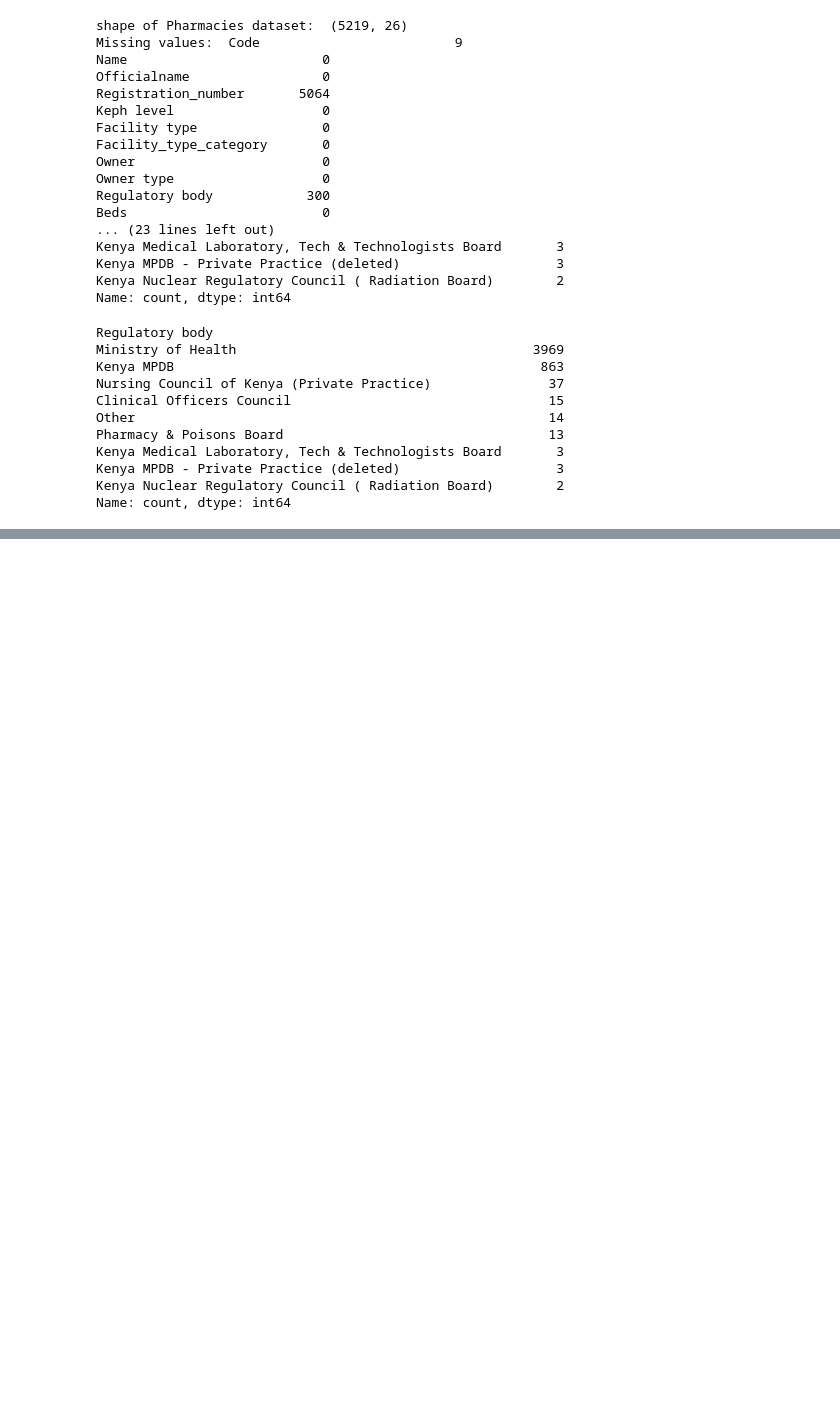
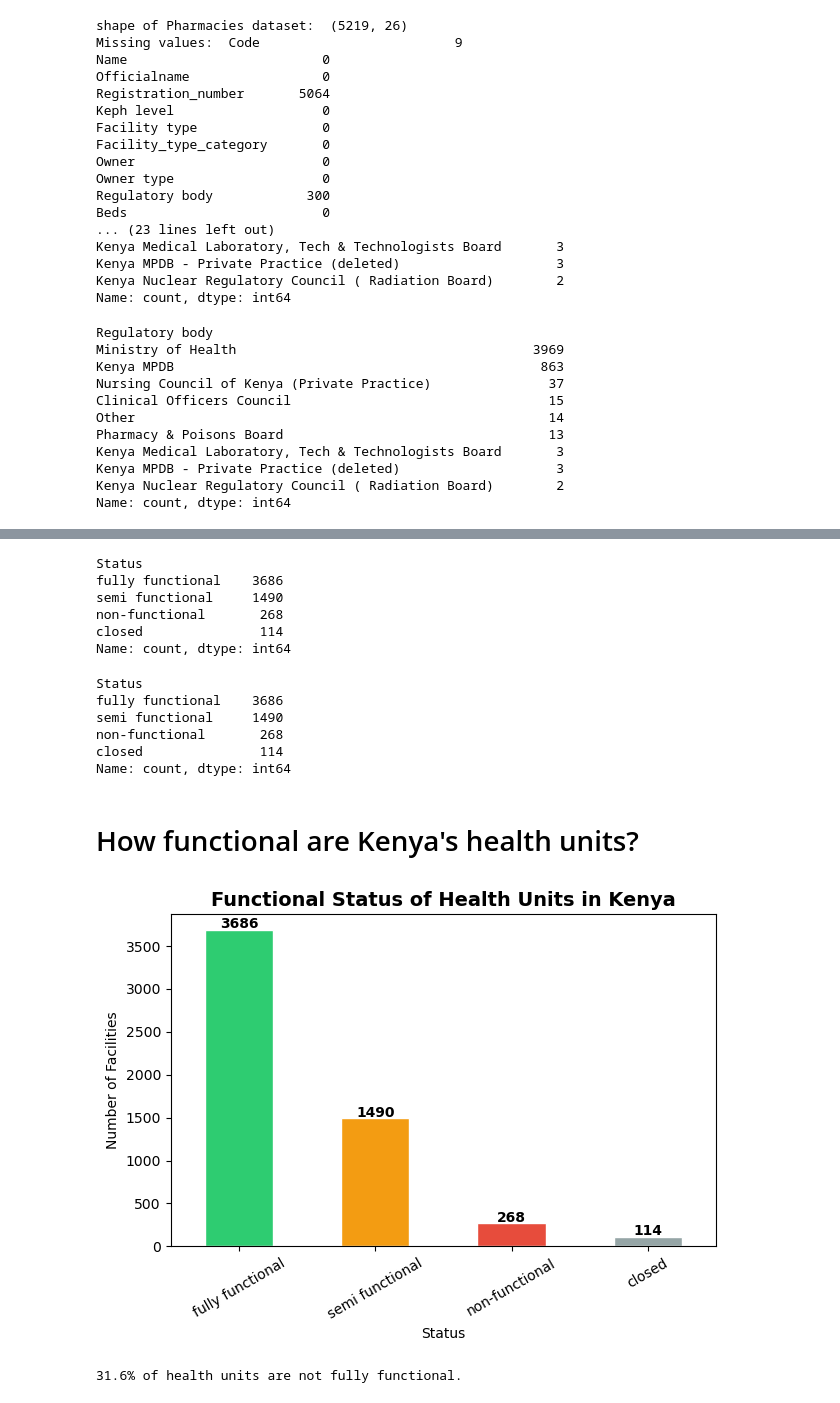
Before and after one commit to mercy-ndungu/kenya-health-fairness-audit, a Jupyter notebook: notebooks/data_cleaning_and_exploration.ipynb, the cells around one changed output, grey strips where cells are left out. Cells and saved outputs as stored; diff of their text form; code cells hidden in the pictures; blank space fills up the shorter version.

Commit message:
Updated data cleaning and exploration notebook

```diff
--- a/notebooks/data_cleaning_and_exploration.ipynb
+++ b/notebooks/data_cleaning_and_exploration.ipynb
@@ -116,3 +108,0 @@ Also, non-functinoal and closed are the same. So the rows that have "non-functin
-# %%
-health_units["Status"] = health_units['Status'].str.replace('non-functinoal', 'Closed')
-health_units['Status'].value_counts()
@@ -140,5 +120,0 @@ Convert it to year_established and drop date, Year_established ans Date_establis
-# %%
-health_units['date'] = pd.to_datetime(health_units['Date_established'], origin='1899-12-30', unit='D')
-health_units['year'] = health_units['date'].dt.year
-health_units.drop(['Date_established', 'Year_established', 'date'], axis=1, inplace = True)
-health_units.head()
@@ -208,0 +274,52 @@ Pharmacies Data Set cleaning steps
+# %%
+#Fix the status of health units data labeling
+status_for_plot = health_units['Status'].str.strip().str.lower().replace({
+    'non-functinoal': 'non-functional',
+    'fully-functional': 'fully functional',
+    'semi-functional': 'semi functional'
+})
+status_counts = status_for_plot.value_counts()
+print(status_counts)
+# %% [output]
+Status
+fully functional    3686
+semi functional     1490
+non-functional       268
+closed               114
+Name: count, dtype: int64
+# %%
+status_counts.head()
+# %% [output]
+Status
+fully functional    3686
+semi functional     1490
+non-functional       268
+closed               114
+Name: count, dtype: int64
+# %% [markdown]
+# How functional are Kenya's health units?
+# %%
+import matplotlib.pyplot as plt
+fig, ax = plt.subplots()
+
+colors = ['#2ecc71', '#f39c12', '#e74c3c', '#95a5a6']
+
+status_counts.plot(kind='bar', color=colors, edgecolor='white')
+
+plt.title('Functional Status of Health Units in Kenya', fontsize=14, fontweight='bold')
+plt.xlabel('Status')
+plt.ylabel('Number of Facilities')
+plt.xticks(rotation=30)
+
+# Add count labels on top of each bar
+for i, count in enumerate(status_counts):
+    plt.text(i, count + 20, str(count), ha='center', fontweight='bold')
+
+plt.tight_layout()
+plt.savefig('../outputs/figures/health_unit_status.png', dpi=150)
+plt.show()
+
+print(f'\n{round((status_counts.get("non-functional", 0) + status_counts.get("semi functional", 0)) / status_counts.sum() * 100, 1)}% of health units are not fully functional.')
+# %% [output]
+[figure, added]
+31.6% of health units are not fully functional.
```
Also changed, not shown: parts of 72 cells of this notebook.
